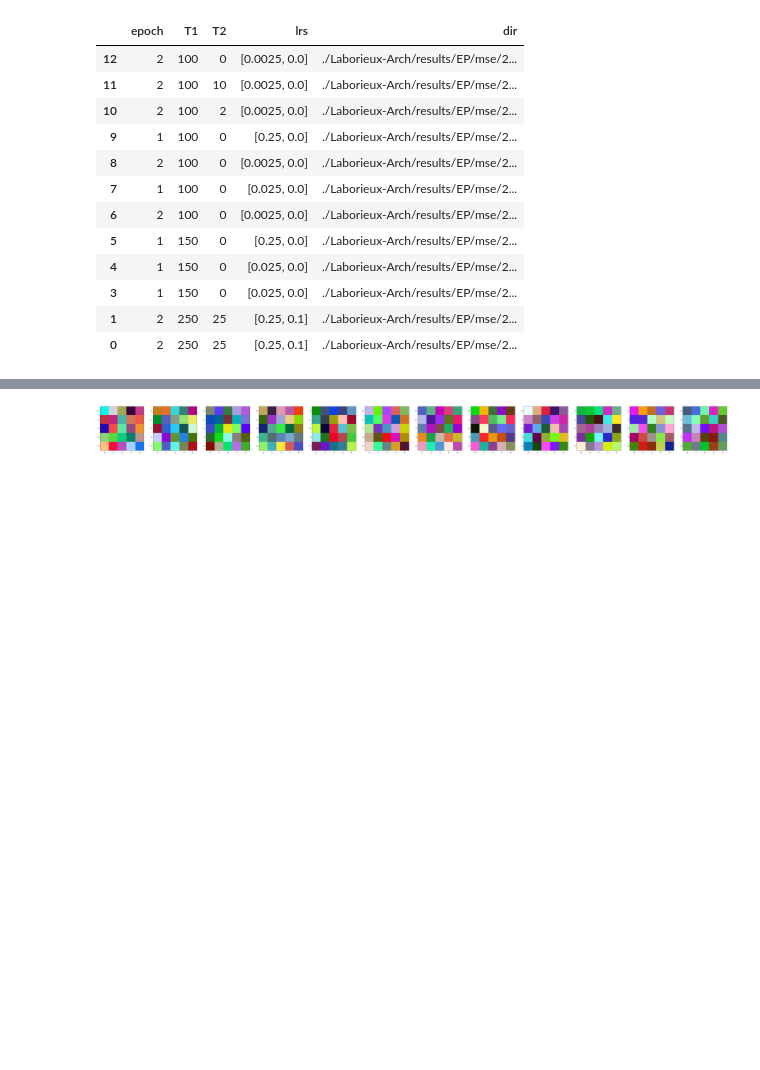
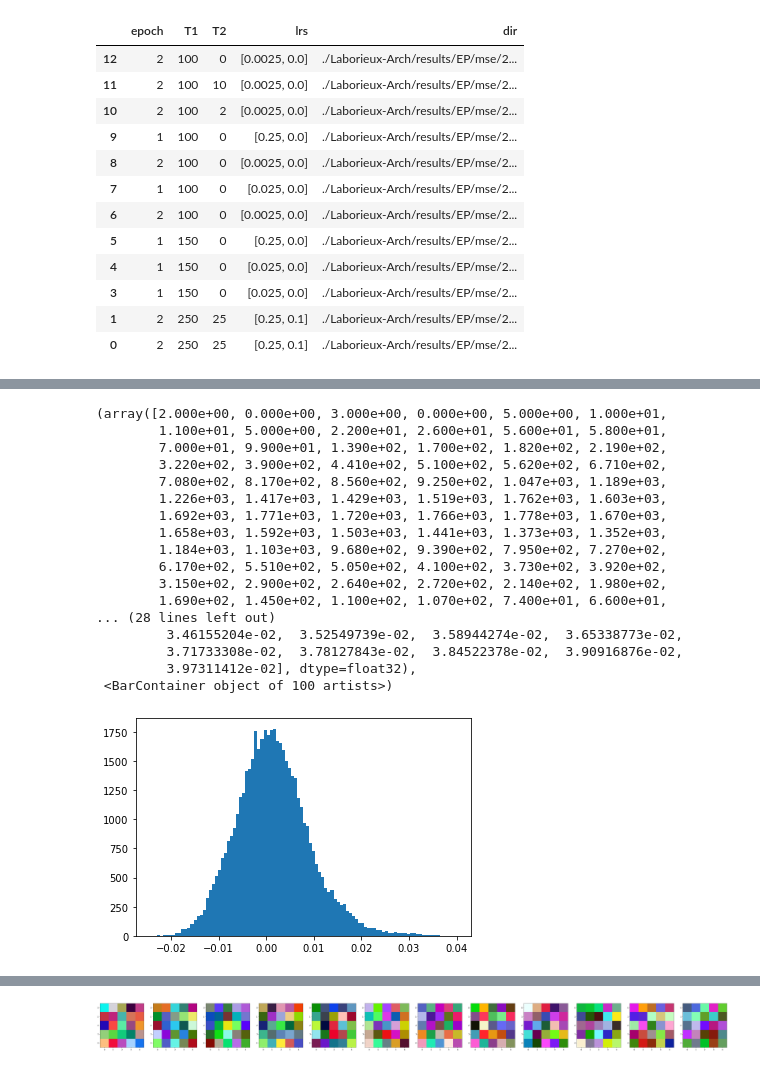
Before and after one commit to ajherman/Equilibrium-Propagation, a Jupyter notebook: Plot_Robustness.ipynb, the cells around one changed output, grey strips where cells are left out. Cells and saved outputs as stored; diff of their text form; code cells hidden in the pictures; blank space fills up the shorter version.

```diff
--- a/Plot_Robustness.ipynb
+++ b/Plot_Robustness.ipynb
@@ -325,0 +370,21 @@ for idx in range(12):
+# %%
+plt.hist(mymodel.synapses[0].weight.flatten().detach().numpy(), bins=100)
+# %% [output]
+(array([2.000e+00, 0.000e+00, 3.000e+00, 0.000e+00, 5.000e+00, 1.000e+01,
+        1.100e+01, 5.000e+00, 2.200e+01, 2.600e+01, 5.600e+01, 5.800e+01,
+        7.000e+01, 9.900e+01, 1.390e+02, 1.700e+02, 1.820e+02, 2.190e+02,
+        3.220e+02, 3.900e+02, 4.410e+02, 5.100e+02, 5.620e+02, 6.710e+02,
+        7.080e+02, 8.170e+02, 8.560e+02, 9.250e+02, 1.047e+03, 1.189e+03,
+        1.226e+03, 1.417e+03, 1.429e+03, 1.519e+03, 1.762e+03, 1.603e+03,
+        1.692e+03, 1.771e+03, 1.720e+03, 1.766e+03, 1.778e+03, 1.670e+03,
+        1.658e+03, 1.592e+03, 1.503e+03, 1.441e+03, 1.373e+03, 1.352e+03,
+        1.184e+03, 1.103e+03, 9.680e+02, 9.390e+02, 7.950e+02, 7.270e+02,
+        6.170e+02, 5.510e+02, 5.050e+02, 4.100e+02, 3.730e+02, 3.920e+02,
+        3.150e+02, 2.900e+02, 2.640e+02, 2.720e+02, 2.140e+02, 1.980e+02,
+        1.690e+02, 1.450e+02, 1.100e+02, 1.070e+02, 7.400e+01, 6.600e+01,
+... (28 lines left out)
+         3.46155204e-02,  3.52549739e-02,  3.58944274e-02,  3.65338773e-02,
+         3.71733308e-02,  3.78127843e-02,  3.84522378e-02,  3.90916876e-02,
+         3.97311412e-02], dtype=float32),
+ <BarContainer object of 100 artists>)
+[figure, added]
```
Also changed, not shown: parts of 18 cells of this notebook, 6 other files.
